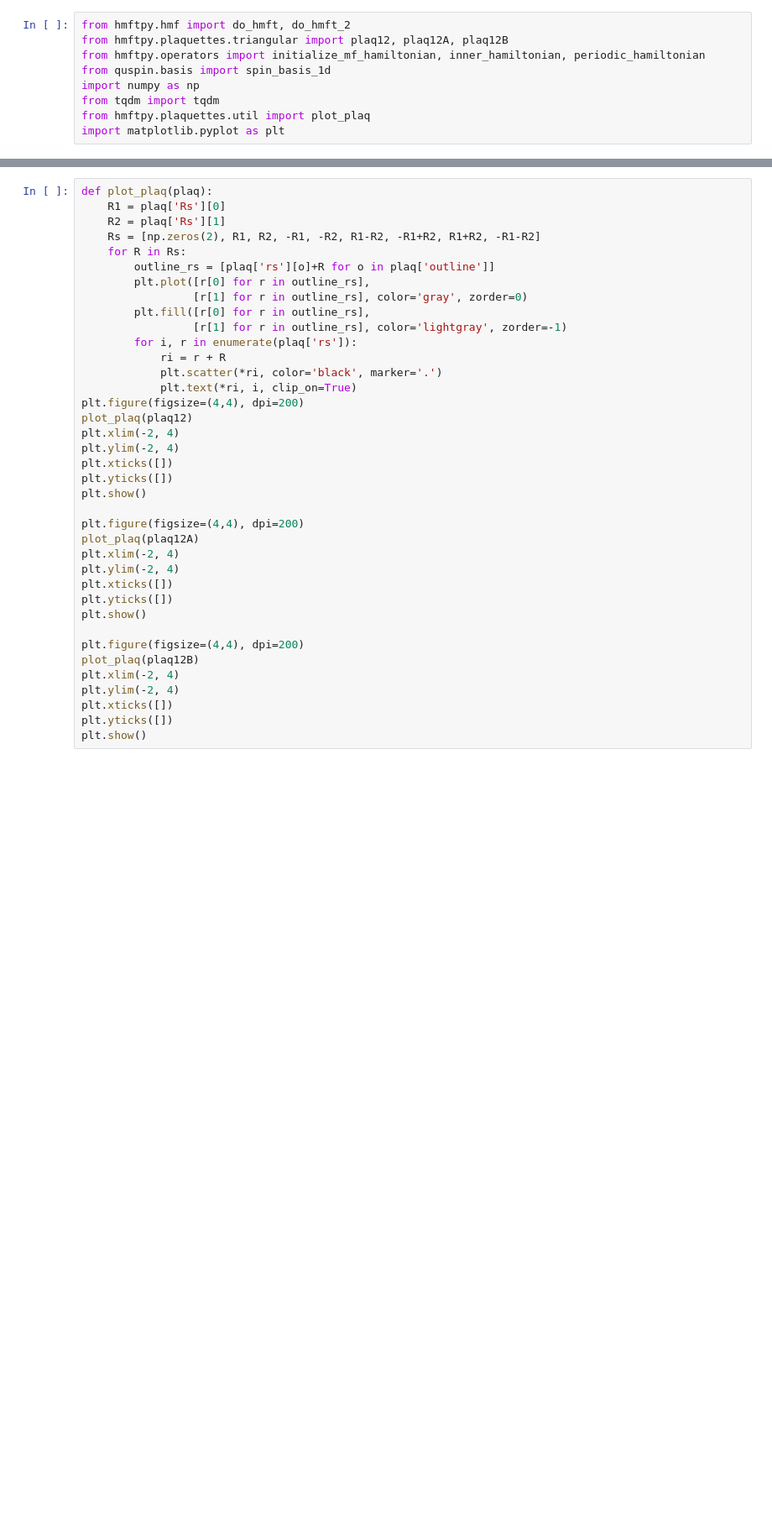
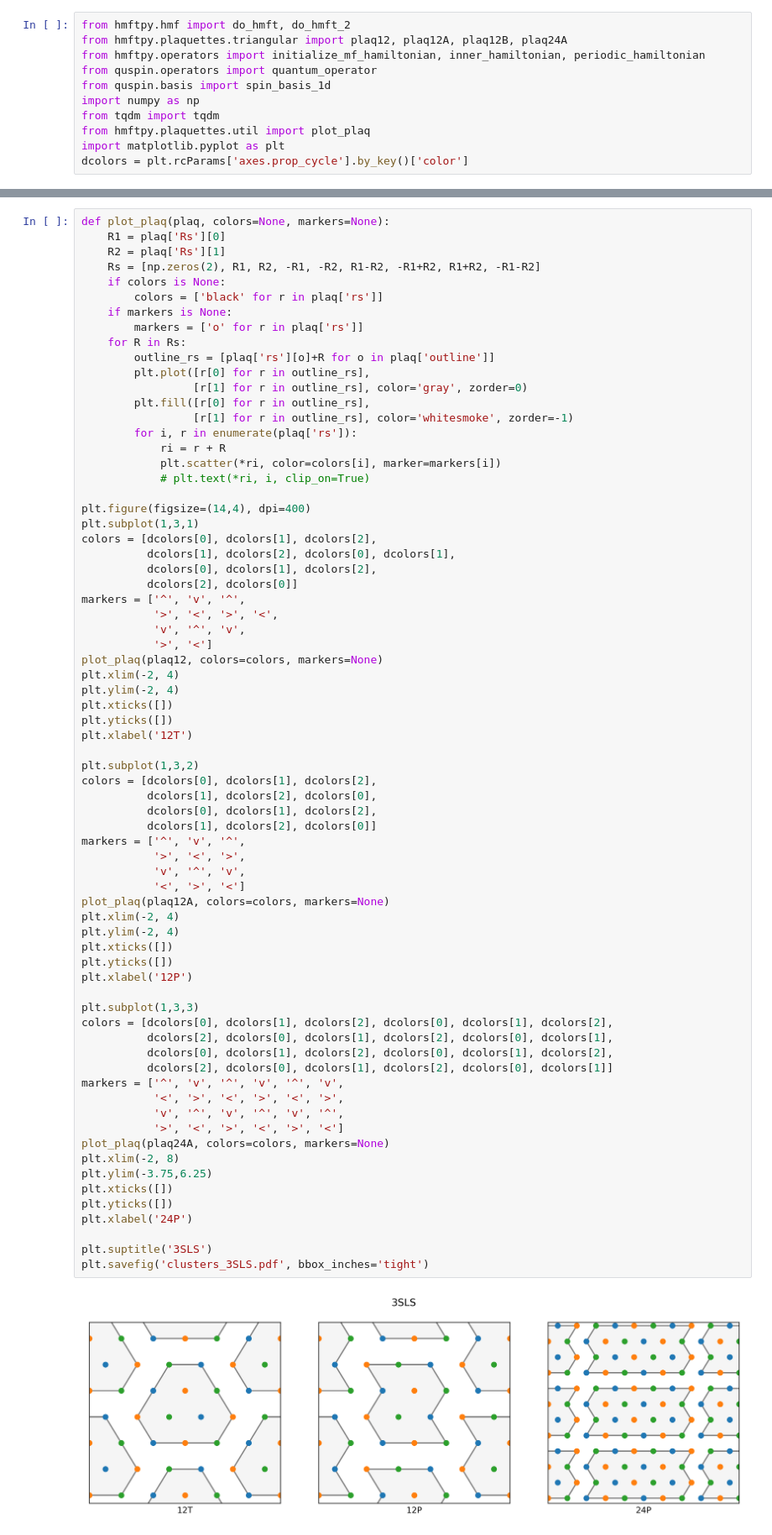
Before and after one commit to wholdhus/hmftpy, a Jupyter notebook: examples/TriHeisen.ipynb, the cells around one changed output, grey strips where cells are left out. Shown at 84% size. Drawn from its saved outputs; the diff is of its cells as text; blank space fills up the shorter version.

Commit message:
Added a 3SLS and 4SLS-preserving 24-site cluster

```diff
--- a/examples/TriHeisen.ipynb
+++ b/examples/TriHeisen.ipynb
@@ -1,9 +1,11 @@
 # %%
 from hmftpy.hmf import do_hmft, do_hmft_2
-from hmftpy.plaquettes.triangular import plaq12, plaq12A, plaq12B
+from hmftpy.plaquettes.triangular import plaq12, plaq12A, plaq12B, plaq24A
 from hmftpy.operators import initialize_mf_hamiltonian, inner_hamiltonian, periodic_hamiltonian
+from quspin.operators import quantum_operator
 from quspin.basis import spin_basis_1d
 import numpy as np
 from tqdm import tqdm
 from hmftpy.plaquettes.util import plot_plaq
 import matplotlib.pyplot as plt
+dcolors = plt.rcParams['axes.prop_cycle'].by_key()['color']
@@ -12,38 +12,73 @@ plt.plot(np.linspace(0,.25*np.pi, 100), np.tan(np.linspace(0,.25*np.pi, 100)))
 # %%
-def plot_plaq(plaq):
+def plot_plaq(plaq, colors=None, markers=None):
     R1 = plaq['Rs'][0]
     R2 = plaq['Rs'][1]
     Rs = [np.zeros(2), R1, R2, -R1, -R2, R1-R2, -R1+R2, R1+R2, -R1-R2]
+    if colors is None:
+        colors = ['black' for r in plaq['rs']]
+    if markers is None:
+        markers = ['o' for r in plaq['rs']]
     for R in Rs:
         outline_rs = [plaq['rs'][o]+R for o in plaq['outline']]
         plt.plot([r[0] for r in outline_rs],
                  [r[1] for r in outline_rs], color='gray', zorder=0)
         plt.fill([r[0] for r in outline_rs],
-                 [r[1] for r in outline_rs], color='lightgray', zorder=-1)
+                 [r[1] for r in outline_rs], color='whitesmoke', zorder=-1)
         for i, r in enumerate(plaq['rs']):
             ri = r + R
-            plt.scatter(*ri, color='black', marker='.')
-            plt.text(*ri, i, clip_on=True)
-plt.figure(figsize=(4,4), dpi=200)
-plot_plaq(plaq12)
+            plt.scatter(*ri, color=colors[i], marker=markers[i])
+            # plt.text(*ri, i, clip_on=True)
+
+plt.figure(figsize=(14,4), dpi=400)
+plt.subplot(1,3,1)
+colors = [dcolors[0], dcolors[1], dcolors[2],
+          dcolors[1], dcolors[2], dcolors[0], dcolors[1],
+          dcolors[0], dcolors[1], dcolors[2],
+          dcolors[2], dcolors[0]]
+markers = ['^', 'v', '^',
+           '>', '<', '>', '<',
+           'v', '^', 'v',
+           '>', '<']
+plot_plaq(plaq12, colors=colors, markers=None)
 plt.xlim(-2, 4)
 plt.ylim(-2, 4)
 plt.xticks([])
 plt.yticks([])
-plt.show()
+plt.xlabel('12T')
 
-plt.figure(figsize=(4,4), dpi=200)
-plot_plaq(plaq12A)
+plt.subplot(1,3,2)
+colors = [dcolors[0], dcolors[1], dcolors[2],
+          dcolors[1], dcolors[2], dcolors[0],
+          dcolors[0], dcolors[1], dcolors[2],
+          dcolors[1], dcolors[2], dcolors[0]]
+markers = ['^', 'v', '^',
+           '>', '<', '>',
+           'v', '^', 'v',
+           '<', '>', '<']
+plot_plaq(plaq12A, colors=colors, markers=None)
 plt.xlim(-2, 4)
 plt.ylim(-2, 4)
 plt.xticks([])
 plt.yticks([])
-plt.show()
+plt.xlabel('12P')
 
-plt.figure(figsize=(4,4), dpi=200)
-plot_plaq(plaq12B)
-plt.xlim(-2, 4)
-plt.ylim(-2, 4)
+plt.subplot(1,3,3)
+colors = [dcolors[0], dcolors[1], dcolors[2], dcolors[0], dcolors[1], dcolors[2],
+          dcolors[2], dcolors[0], dcolors[1], dcolors[2], dcolors[0], dcolors[1],
+          dcolors[0], dcolors[1], dcolors[2], dcolors[0], dcolors[1], dcolors[2],
+          dcolors[2], dcolors[0], dcolors[1], dcolors[2], dcolors[0], dcolors[1]]
+markers = ['^', 'v', '^', 'v', '^', 'v',
+           '<', '>', '<', '>', '<', '>',
+           'v', '^', 'v', '^', 'v', '^',
+           '>', '<', '>', '<', '>', '<']
+plot_plaq(plaq24A, colors=colors, markers=None)
+plt.xlim(-2, 8)
+plt.ylim(-3.75,6.25)
 plt.xticks([])
 plt.yticks([])
-plt.show()
+plt.xlabel('24P')
+
+plt.suptitle('3SLS')
+plt.savefig('clusters_3SLS.pdf', bbox_inches='tight')
+# %% [output]
+[figure, added]
```
Also changed, not shown: parts of 16 cells of this notebook, 1 other file.
